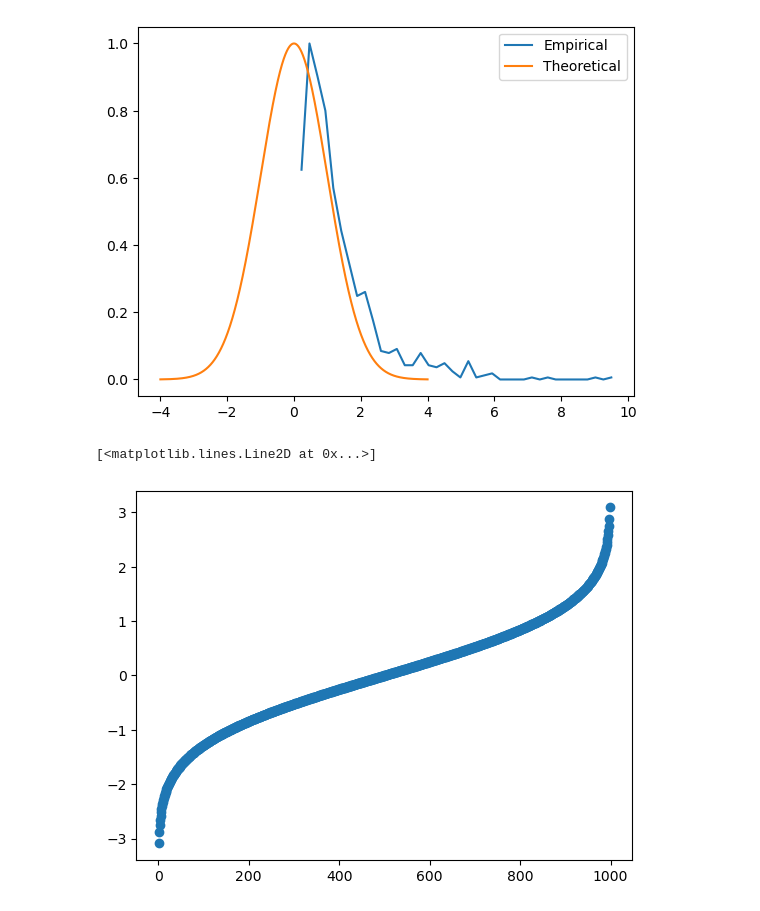
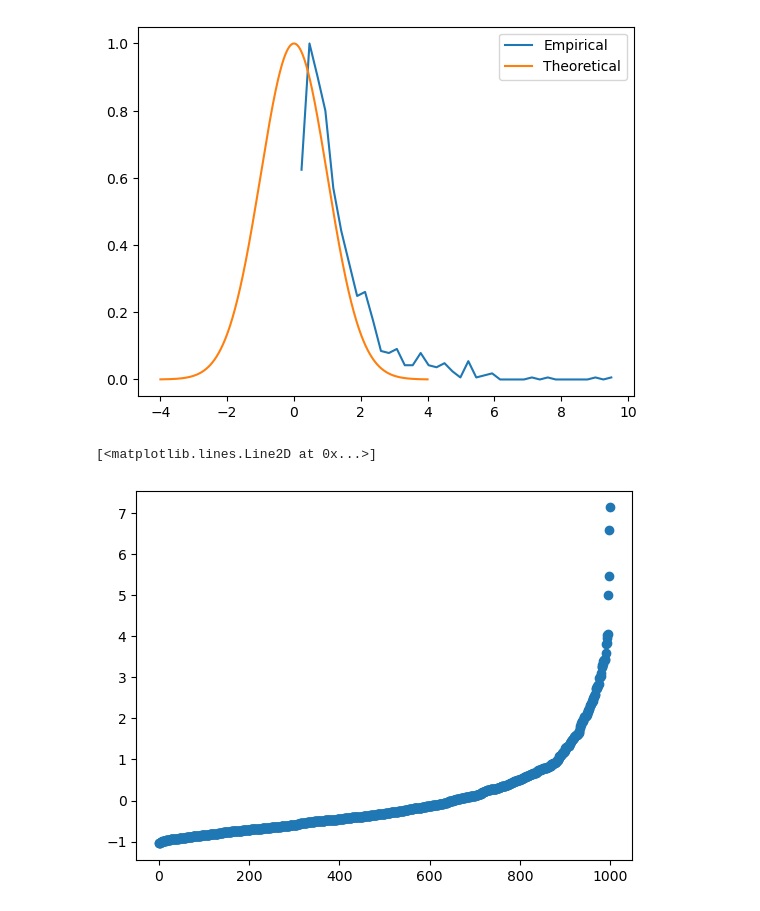
Before and after one commit to Raaqiv55/statistics-machine-learning, a Jupyter notebook: descriptive statistics/QQ-plot.ipynb, the cells around one changed output. Cells and saved outputs as stored; diff of their text form; code cells hidden in the pictures.

Commit message:
'histogram-bins'

```diff
--- a/descriptive statistics/QQ-plot.ipynb
+++ b/descriptive statistics/QQ-plot.ipynb
@@ -26,11 +26,11 @@ plt.show()
 # %%
 zSortData = np.sort(stats.zscore(data))
 sortNormal = stats.norm.ppf(np.linspace(0,1,n))
 
-plt.plot(sortNormal,'o')
+plt.plot(zSortData,'o')
 # %% [output]
 [<matplotlib.lines.Line2D at 0x...>]
-[figure, old version]
+[figure, new version]
 # %%
 plt.plot(sortNormal,zSortData,'o')
 
```
Also changed, not shown: parts of 2 cells of this notebook, 1 other file.
